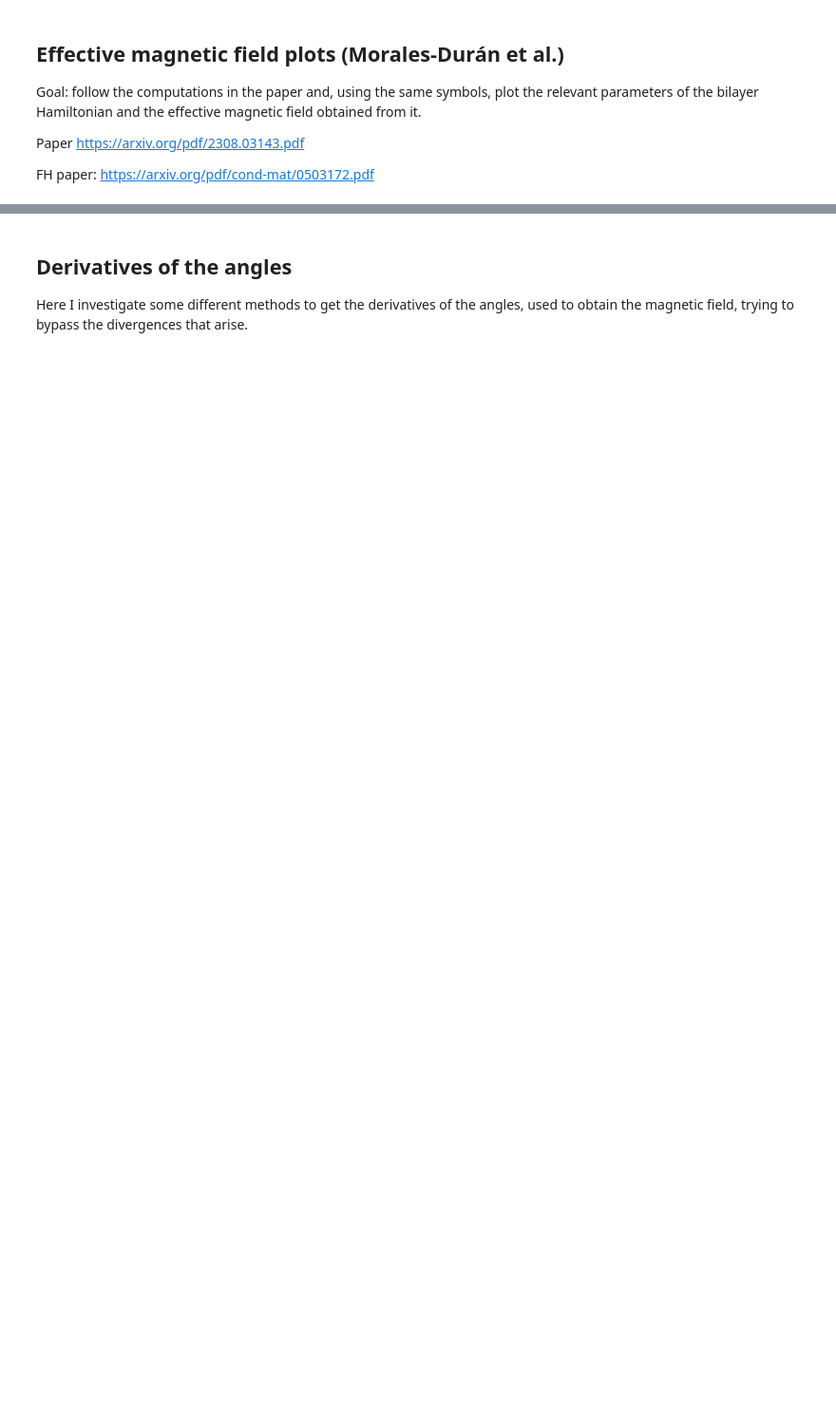
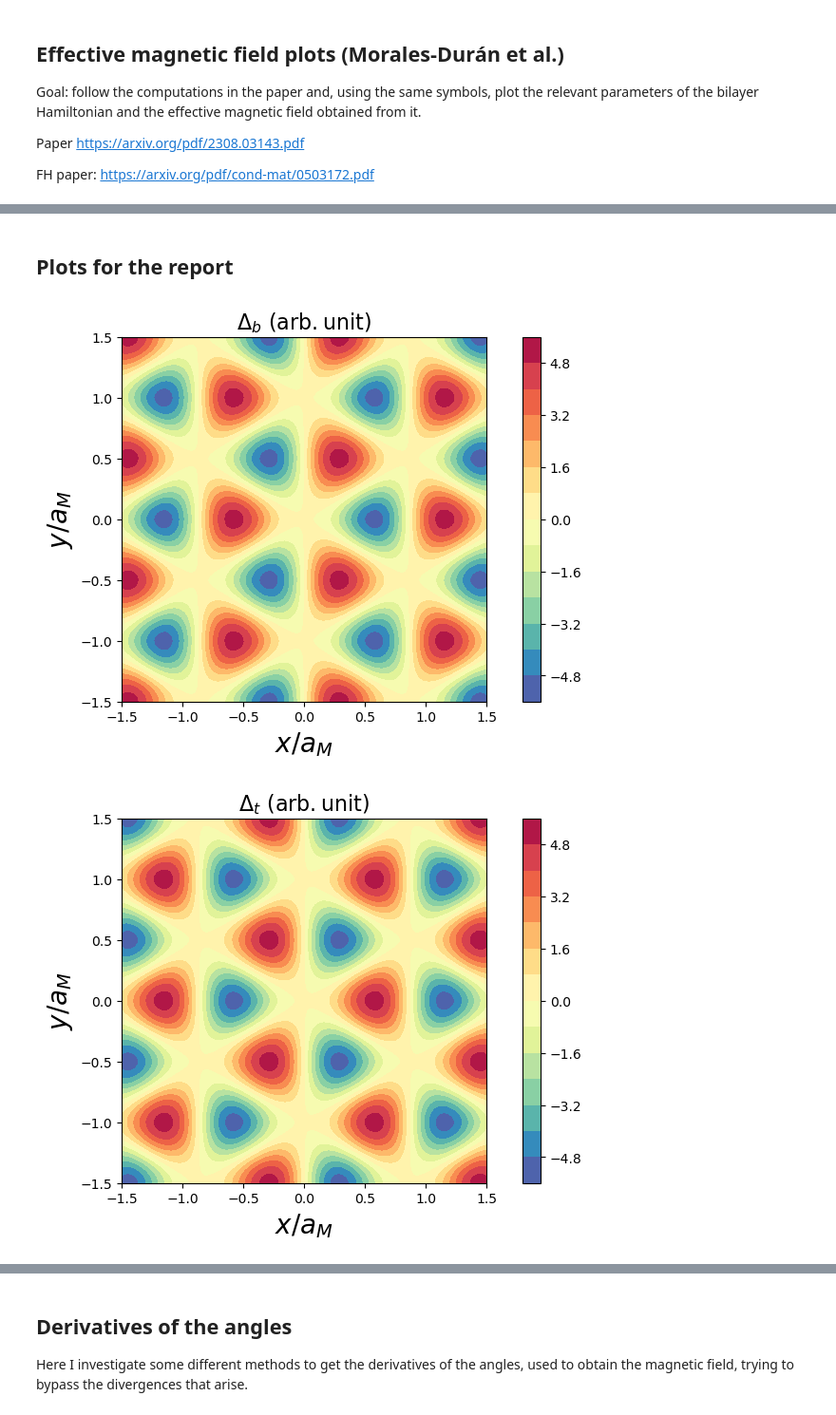
Before and after one commit to DaanTimmers/DT_Part_III_Project, a Jupyter notebook: Gauge field.ipynb, the cells around one changed output, grey strips where cells are left out. Shown at 95% size. Drawn from its saved outputs; the diff is of its cells as text; code cells hidden in the pictures; blank space fills up the shorter version.

```diff
--- a/Gauge field.ipynb
+++ b/Gauge field.ipynb
@@ -352,0 +343,49 @@ bilayer.plot('FH',100)
+# %% [markdown]
+## Plots for the report
+# %%
+fig, ax = plt.subplots(layout='constrained')
+
+ax.set_aspect('equal')
+ax.set_title('$\Delta_b \ (\mathrm{arb. unit})$', size=16)
+ax.set_xlabel('$x/a_M$', size=20)
+ax.set_ylabel('$y/a_M$',size=20)
+contours = ax.contourf(bilayer.xx / bilayer.aM, bilayer.yy / bilayer.aM, bilayer.Del_b, 15, cmap='Spectral_r')
+cbar = fig.colorbar(contours)
+plt.savefig('Delta_b.pdf')
+plt.show()
+
+fig, ax = plt.subplots(layout='constrained')
+
+ax.set_aspect('equal')
+ax.set_title('$\Delta_t \ (\mathrm{arb. unit})$', size=16)
+ax.set_xlabel('$x/a_M$', size=20)
+ax.set_ylabel('$y/a_M$',size=20)
+contours = ax.contourf(bilayer.xx / bilayer.aM, bilayer.yy / bilayer.aM, bilayer.Del_t, 15, cmap='Spectral_r')
+cbar = fig.colorbar(contours)
+plt.savefig('Delta_t.pdf')
+plt.show()
+
+fig, ax = plt.subplots(layout='constrained')
+
+ax.set_aspect('equal')
+ax.set_title('$Re(\Delta_T) \ (\mathrm{arb. unit})$', size=16)
+ax.set_xlabel('$x/a_M$', size=20)
+ax.set_ylabel('$y/a_M$',size=20)
+contours = ax.contourf(bilayer.xx / bilayer.aM, bilayer.yy / bilayer.aM, bilayer.Delta[0], 15, cmap='Spectral_r')
+cbar = fig.colorbar(contours)
+plt.savefig('Delta_T_real.pdf')
+plt.show()
+
+fig, ax = plt.subplots(layout='constrained')
+
+ax.set_aspect('equal')
+ax.set_title('$Im(\Delta_T) \ (\mathrm{arb. unit})$', size=16)
+ax.set_xlabel('$x/a_M$', size=20)
+ax.set_ylabel('$y/a_M$',size=20)
+contours = ax.contourf(bilayer.xx / bilayer.aM, bilayer.yy / bilayer.aM, bilayer.Delta[1], 15, cmap='Spectral_r')
+cbar = fig.colorbar(contours)
+plt.savefig('Delta_T_imag.pdf')
+plt.show()
+# %% [output]
+[figure, added]
+[figure, added]
```
Also changed, not shown: parts of 7 cells of this notebook, 5 other files.
